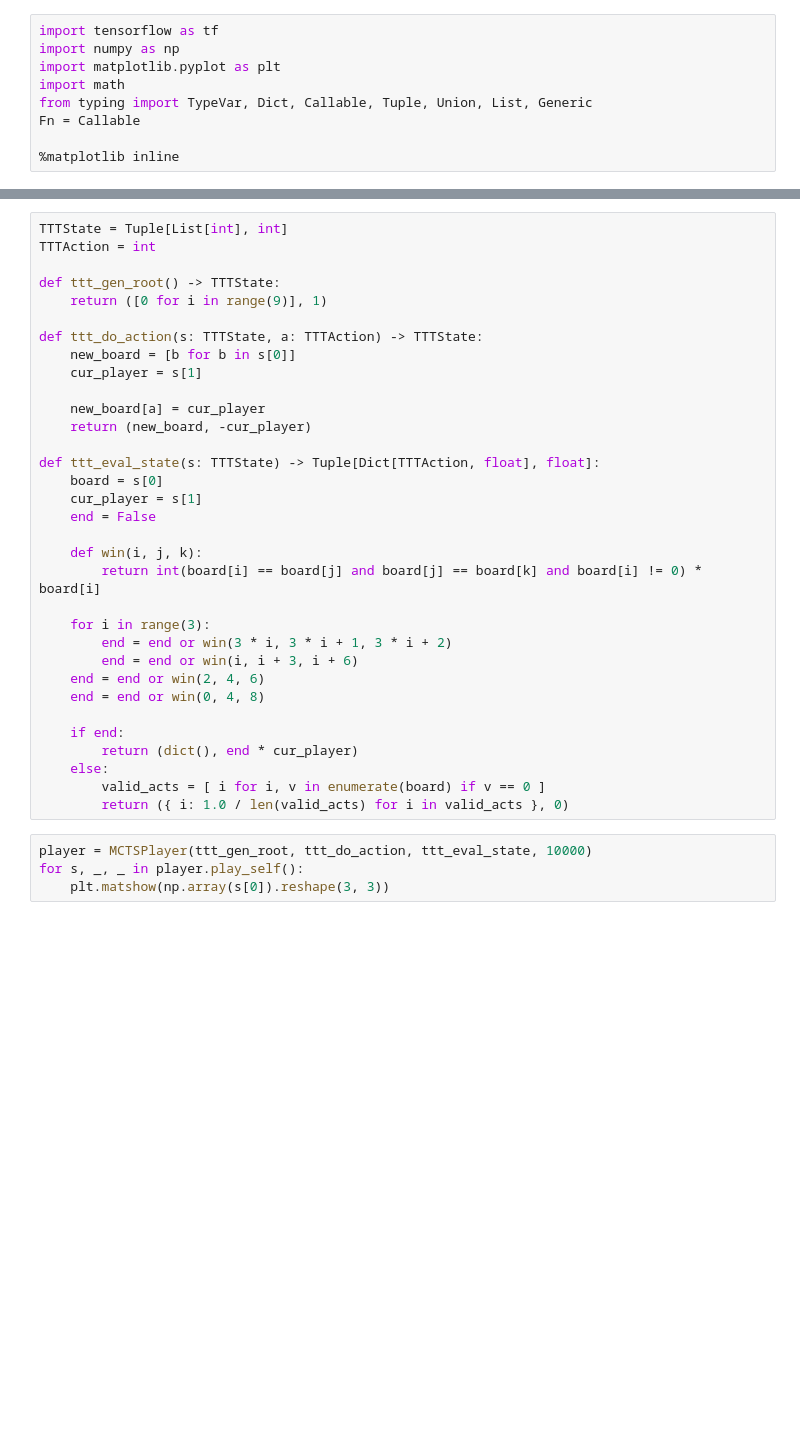
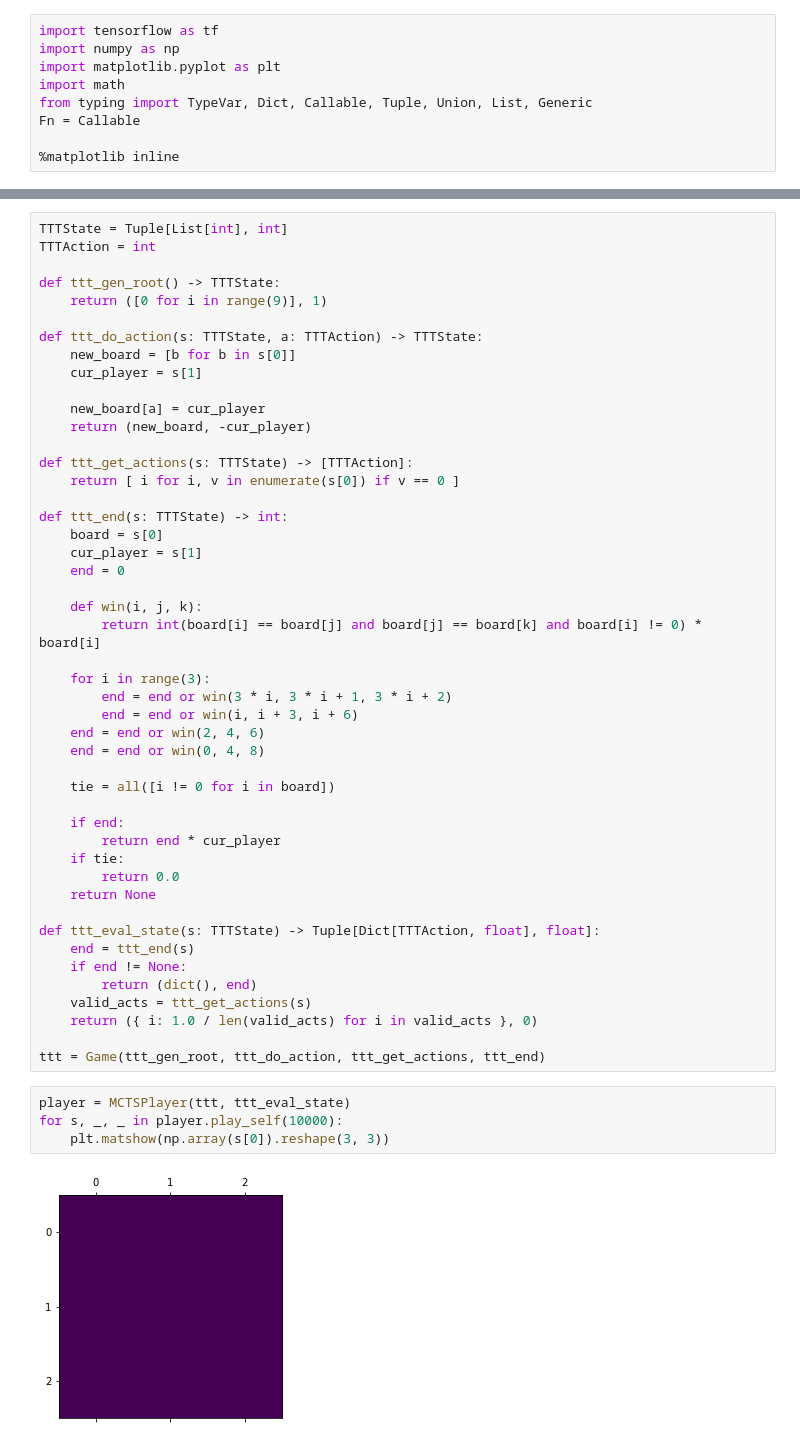
Before and after one commit to gbrik/expert-iteration, a Jupyter notebook: expert-iteration.ipynb, the cells around one changed output, grey strips where cells are left out. Cells and saved outputs as stored; diff of their text form; blank space fills up the shorter version.

```diff
--- a/expert-iteration.ipynb
+++ b/expert-iteration.ipynb
@@ -128,10 +155,13 @@ def ttt_do_action(s: TTTState, a: TTTAction) -> TTTState:
     new_board[a] = cur_player
     return (new_board, -cur_player)
 
-def ttt_eval_state(s: TTTState) -> Tuple[Dict[TTTAction, float], float]:
+def ttt_get_actions(s: TTTState) -> [TTTAction]:
+    return [ i for i, v in enumerate(s[0]) if v == 0 ]
+
+def ttt_end(s: TTTState) -> int:
     board = s[0]
     cur_player = s[1]
-    end = False
+    end = 0
 
     def win(i, j, k):
         return int(board[i] == board[j] and board[j] == board[k] and board[i] != 0) * board[i]
@@ -142,12 +172,25 @@ def ttt_eval_state(s: TTTState) -> Tuple[Dict[TTTAction, float], float]:
     end = end or win(2, 4, 6)
     end = end or win(0, 4, 8)
 
+    tie = all([i != 0 for i in board])
+
     if end:
-        return (dict(), end * cur_player)
-    else:
-        valid_acts = [ i for i, v in enumerate(board) if v == 0 ]
-        return ({ i: 1.0 / len(valid_acts) for i in valid_acts }, 0)
+        return end * cur_player
+    if tie:
+        return 0.0
+    return None
+
+def ttt_eval_state(s: TTTState) -> Tuple[Dict[TTTAction, float], float]:
+    end = ttt_end(s)
+    if end != None:
+        return (dict(), end)
+    valid_acts = ttt_get_actions(s)
+    return ({ i: 1.0 / len(valid_acts) for i in valid_acts }, 0)
+
+ttt = Game(ttt_gen_root, ttt_do_action, ttt_get_actions, ttt_end)
 # %%
-player = MCTSPlayer(ttt_gen_root, ttt_do_action, ttt_eval_state, 10000)
-for s, _, _ in player.play_self():
+player = MCTSPlayer(ttt, ttt_eval_state)
+for s, _, _ in player.play_self(10000):
     plt.matshow(np.array(s[0]).reshape(3, 3))
+# %% [output]
+[figure, added]
```
Also changed, not shown: parts of 7 cells of this notebook.
